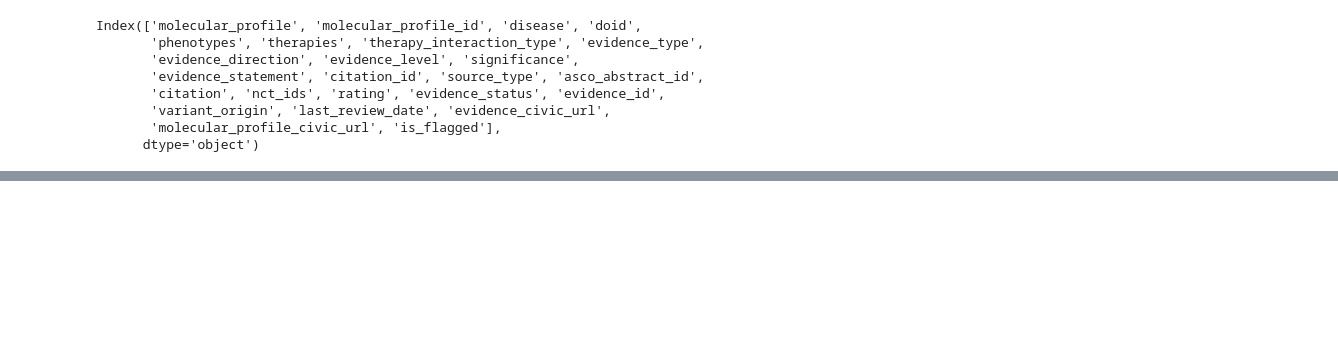
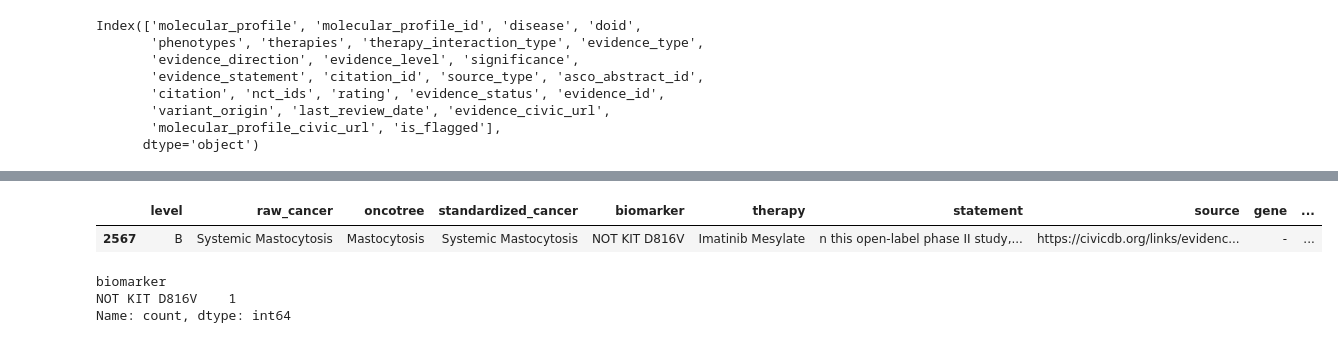
Before and after one commit to hjjshine/rag-llm-cancer-paper, a Jupyter notebook: external-validation/non-moa-database/civic/0.format-data-table.ipynb, the cells around one changed output, grey strips where cells are left out. Saved outputs shown, nothing was run; the diff lists cells and outputs as text; code cells hidden in the pictures; blank space fills up the shorter version.

```diff
--- a/external-validation/non-moa-database/civic/0.format-data-table.ipynb
+++ b/external-validation/non-moa-database/civic/0.format-data-table.ipynb
@@ -19,0 +196,11 @@ Index(['molecular_profile', 'molecular_profile_id', 'disease', 'doid',
+# %%
+formatted_df[(formatted_df['biomarker'].str.contains('NOT KIT D816V'))]#['statement'].iloc[0]
+# %% [output]
+|  | level | raw_cancer | oncotree | standardized_cancer | biomarker | therapy | statement | source | gene | ... |
+| 2567 | B | Systemic Mastocytosis | Mastocytosis | Systemic Mastocytosis | NOT KIT D816V | Imatinib Mesylate | n this open-label phase II study,... | https://civicdb.org/links/evidenc... | - | ... |
+# %%
+formatted_df[formatted_df['gene'] == '-']['biomarker'].value_counts()
+# %% [output]
+biomarker
+NOT KIT D816V    1
+Name: count, dtype: int64
```
Also changed, not shown: parts of 15 cells of this notebook, 40 other files.
